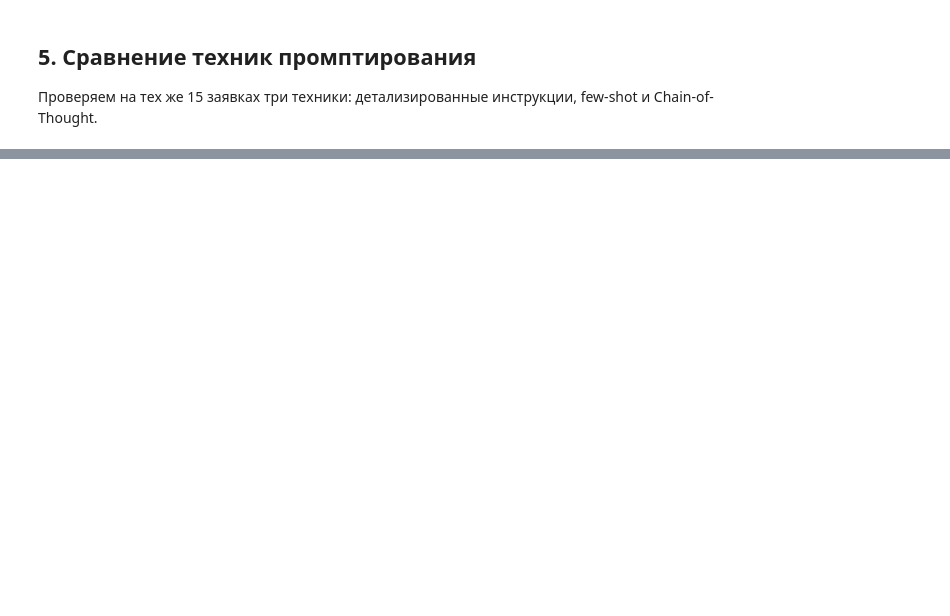
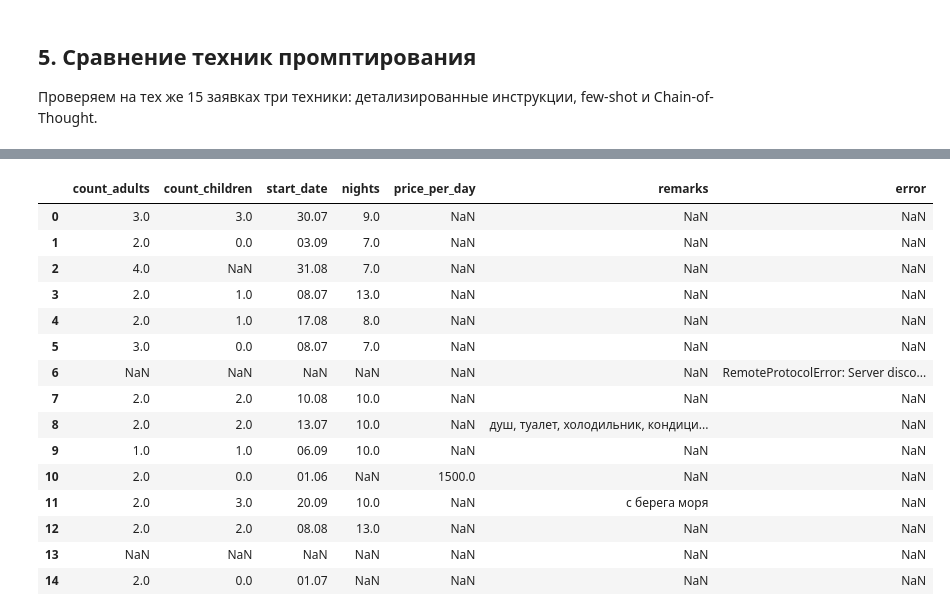
Before and after one commit to Aleksey6060/intro-profession, a Jupyter notebook: llm_work.ipynb, the cells around one changed output, grey strips where cells are left out. Cells and saved outputs as stored; diff of their text form; code cells hidden in the pictures; blank space fills up the shorter version.

Commit message:
Задание 2: структурированный JSON-вывод и точность по полям (few-shot)

```diff
--- a/llm_work.ipynb
+++ b/llm_work.ipynb
@@ -244,0 +253,70 @@ Chain-of-Thought: 14/15 = 93.3%
+# %%
+import json
+from typing import Optional
+
+import pandas as pd
+from langchain_core.output_parsers import PydanticOutputParser
+from langchain_core.prompts import (
+    ChatPromptTemplate,
+    HumanMessagePromptTemplate,
+    SystemMessagePromptTemplate,
+)
+from pydantic import BaseModel, Field
+
+
+class RentalRequest(BaseModel):
+    count_adults: Optional[int] = Field(None, description="Число взрослых проживающих")
+    count_children: Optional[int] = Field(None, description="Число детей проживающих")
+    start_date: Optional[str] = Field(None, description="Дата заезда в формате ДД.ММ")
+    nights: Optional[int] = Field(None, description="Число ночей проживания")
+    price_per_day: Optional[int] = Field(None, description="Желаемая цена в сутки, рублей")
+    remarks: Optional[str] = Field(None, description="Особые пожелания: животные, детская кроватка, парковка и т.п.")
+
+
+parser = PydanticOutputParser(pydantic_object=RentalRequest)
+
+system_prompt = SystemMessagePromptTemplate.from_template(
+    """Ты — эксперт по анализу текстовых заявок на аренду жилья.
+Извлекай общее количество проживающих и дополнительные поля строго по тексту заявки.
+ПРАВИЛА:
+- "семья с N детьми" = 2 взрослых + N детей
+- при "плавающих" диапазонах дат бери самую раннюю дату заезда
+- при "плавающих" диапазонах длительности бери максимальное число ночей
+- при диапазоне цены бери максимум
+- особые пожелания (животные, детская кроватка, парковка, кондиционер) записывай в remarks
+- если поле в заявке не указано, верни null
+
+Формат ответа:
+{format_instructions}"""
+)
+
+# Техника few-shot: в пользовательском сообщении даём примеры перед самой заявкой
+human_prompt = HumanMessagePromptTemplate.from_template(
+    """ПРИМЕРЫ:
+Заявка: "Семья с двумя детьми ищет квартиру с 5 июля на 10 дней, до 3000 за сутки"
+{{"count_adults": 2, "count_children": 2, "start_date": "05.07", "nights": 10, "price_per_day": 3000, "remarks": null}}
+Заявка: "Нужна студия для одного человека с собакой, с 1 по 8 августа, 2000-2500 руб/сутки"
+{{"count_adults": 1, "count_children": 0, "start_date": "01.08", "nights": 7, "price_per_day": 2500, "remarks": "с собакой"}}
+
+Заявка: {text}
+Верни только JSON по схеме."""
+)
+
+chat_prompt = ChatPromptTemplate.from_messages([system_prompt, human_prompt]).partial(
+    format_instructions=parser.get_format_instructions()
+)
+
+structured_chain = chat_prompt | llm | parser
+
+predicted = []
+for _, row in df.iterrows():
+    try:
+        parsed = structured_chain.invoke({"text": row["text"]})
+        predicted.append(parsed.model_dump())
+    except Exception as error:
+        predicted.append({"error": f"{type(error).__name__}: {error}"})
+    print(json.dumps(predicted[-1], ensure_ascii=False))
+
+structured_df = pd.DataFrame(predicted)
+structured_df
+# %% [output]
@@ -244,0 +338,16 @@ Chain-of-Thought: 14/15 = 93.3%
+|  | count_adults | count_children | start_date | nights | price_per_day | remarks | error |
+| 0 | 3.0 | 3.0 | 30.07 | 9.0 | NaN | NaN | NaN |
+| 1 | 2.0 | 0.0 | 03.09 | 7.0 | NaN | NaN | NaN |
+| 2 | 4.0 | NaN | 31.08 | 7.0 | NaN | NaN | NaN |
+| 3 | 2.0 | 1.0 | 08.07 | 13.0 | NaN | NaN | NaN |
+| 4 | 2.0 | 1.0 | 17.08 | 8.0 | NaN | NaN | NaN |
+| 5 | 3.0 | 0.0 | 08.07 | 7.0 | NaN | NaN | NaN |
+| 6 | NaN | NaN | NaN | NaN | NaN | NaN | RemoteProtocolError: Server disco... |
+| 7 | 2.0 | 2.0 | 10.08 | 10.0 | NaN | NaN | NaN |
+| 8 | 2.0 | 2.0 | 13.07 | 10.0 | NaN | душ, туалет, холодильник, кондици... | NaN |
+| 9 | 1.0 | 1.0 | 06.09 | 10.0 | NaN | NaN | NaN |
+| 10 | 2.0 | 0.0 | 01.06 | NaN | 1500.0 | NaN | NaN |
+| 11 | 2.0 | 3.0 | 20.09 | 10.0 | NaN | с берега моря | NaN |
+| 12 | 2.0 | 2.0 | 08.08 | 13.0 | NaN | NaN | NaN |
+| 13 | NaN | NaN | NaN | NaN | NaN | NaN | NaN |
+| 14 | 2.0 | 0.0 | 01.07 | NaN | NaN | NaN | NaN |
```
Also changed, not shown: parts of 7 cells of this notebook, 2 other files.
